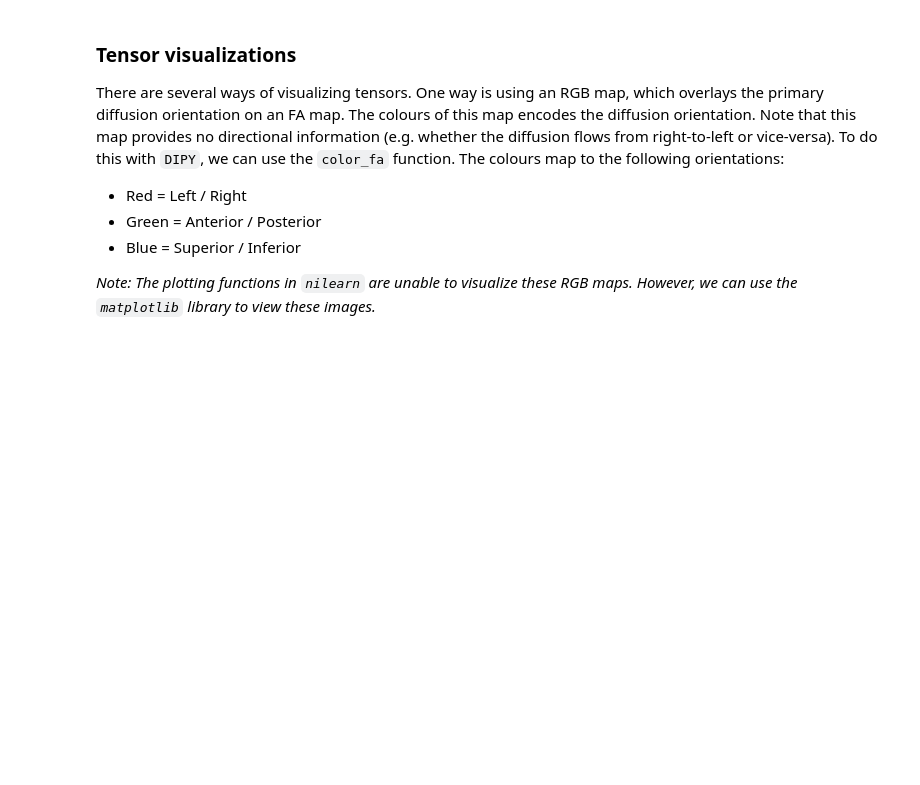
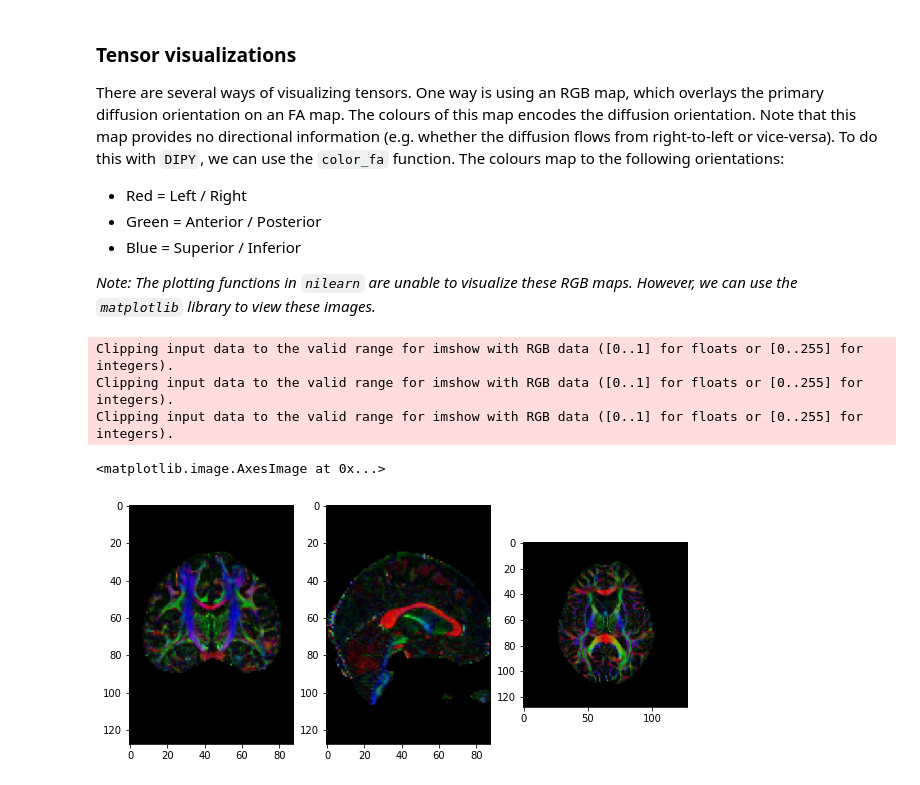
Before and after one commit to carpentries-incubator/SDC-BIDS-dMRI, a Jupyter notebook: code/diffusion_tensor_imaging/solutions/diffusion_tensor_imaging_solutions.ipynb, the cells around one changed output. Drawn from its saved outputs; the diff is of its cells as text; code cells hidden in the pictures; blank space fills up the shorter version.

```diff
--- a/code/diffusion_tensor_imaging/solutions/diffusion_tensor_imaging_solutions.ipynb
+++ b/code/diffusion_tensor_imaging/solutions/diffusion_tensor_imaging_solutions.ipynb
@@ -56,14 +53,16 @@ from nilearn import image as img
 import nibabel as nib
 
 deriv_layout = BIDSLayout("../../../data/ds000221/derivatives", validate=False)
-subj="010006"
+subj = "010006"
 
 # Grab the transformed t1 file for reference
-t1 = deriv_layout.get(subject=subj, space="dwi", extension='nii.gz', return_type='file')[0]
+t1 = deriv_layout.get(subject=subj, space="dwi",
+                      extension='nii.gz', return_type='file')[0]
 
 # Recall the preprocessed data is no longer in BIDS - we will directly grab these files
 dwi = "../../../data/ds000221/derivatives/uncorrected_topup_eddy/sub-%s/ses-01/dwi/dwi.nii.gz" % subj
-bval = "../../../data/ds000221/sub-%s/ses-01/dwi/sub-%s_ses-01_dwi.bval" % (subj, subj)
+bval = "../../../data/ds000221/sub-%s/ses-01/dwi/sub-%s_ses-01_dwi.bval" % (
+    subj, subj)
 bvec = "../../../data/ds000221/derivatives/uncorrected_topup_eddy/sub-%s/ses-01/dwi/dwi.eddy_rotated_bvecs" % subj
 
 t1_data = img.load_img(t1)
@@ -145,17 +145,26 @@ There are several ways of visualizing tensors. One way is using an RGB map, whic
 
 _Note: The plotting functions in <code>nilearn</code> are unable to visualize these RGB maps. However, we can use the <code>matplotlib</code> library to view these images._
 # %%
+from scipy import ndimage  # To rotate image for visualization purposes
+from dipy.reconst.dti import color_fa
 %matplotlib inline
 
-from dipy.reconst.dti import color_fa
 RGB_map = color_fa(dti_fit.fa, dti_fit.evecs)
 
-from scipy import ndimage # To rotate image for visualization purposes
 
-fig, ax = plt.subplots(1,3, figsize=(10, 10))
-ax[0].imshow(ndimage.rotate(RGB_map[:, RGB_map.shape[1]//2, :, :], 90, reshape=False))
-ax[1].imshow(ndimage.rotate(RGB_map[RGB_map.shape[0]//2, :, :, :], 90, reshape=False))
-ax[2].imshow(ndimage.rotate(RGB_map[:, :, RGB_map.shape[2]//2, :], 90, reshape=False))
+fig, ax = plt.subplots(1, 3, figsize=(10, 10))
+ax[0].imshow(ndimage.rotate(
+    RGB_map[:, RGB_map.shape[1]//2, :, :], 90, reshape=False))
+ax[1].imshow(ndimage.rotate(
+    RGB_map[RGB_map.shape[0]//2, :, :, :], 90, reshape=False))
+ax[2].imshow(ndimage.rotate(
+    RGB_map[:, :, RGB_map.shape[2]//2, :], 90, reshape=False))
+# %% [output]
+Clipping input data to the valid range for imshow with RGB data ([0..1] for floats or [0..255] for integers).
+Clipping input data to the valid range for imshow with RGB data ([0..1] for floats or [0..255] for integers).
+Clipping input data to the valid range for imshow with RGB data ([0..1] for floats or [0..255] for integers).
+<matplotlib.image.AxesImage at 0x...>
+[figure, added]
 # %% [markdown]
 Another way of viewing the tensors is to visualize the diffusion tensor in each imaging voxel with colour encoding (we will refer you to the [`Dipy` documentation](https://dipy.org/tutorials/) for the steps to perform this type of visualization as it can be memory intensive). Below is an example image of such tensor visualization.
 
```
Also changed, not shown: parts of 11 cells of this notebook.
